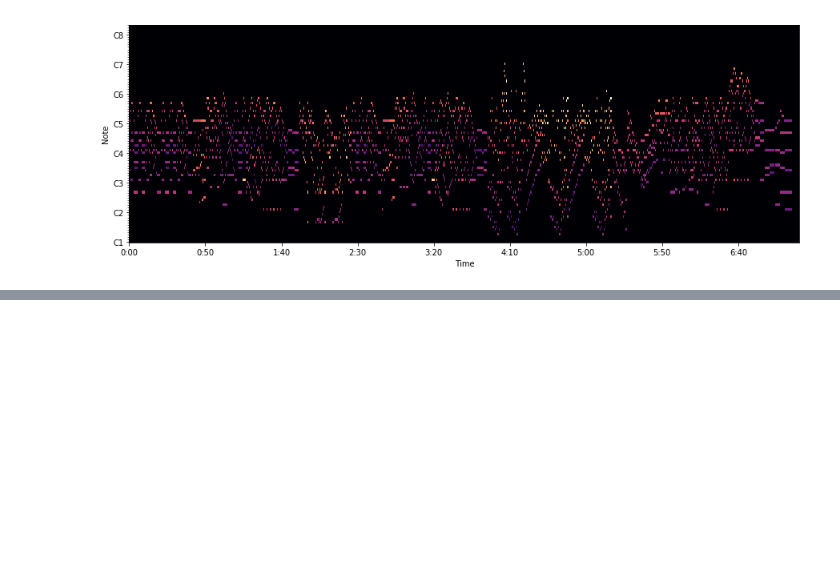
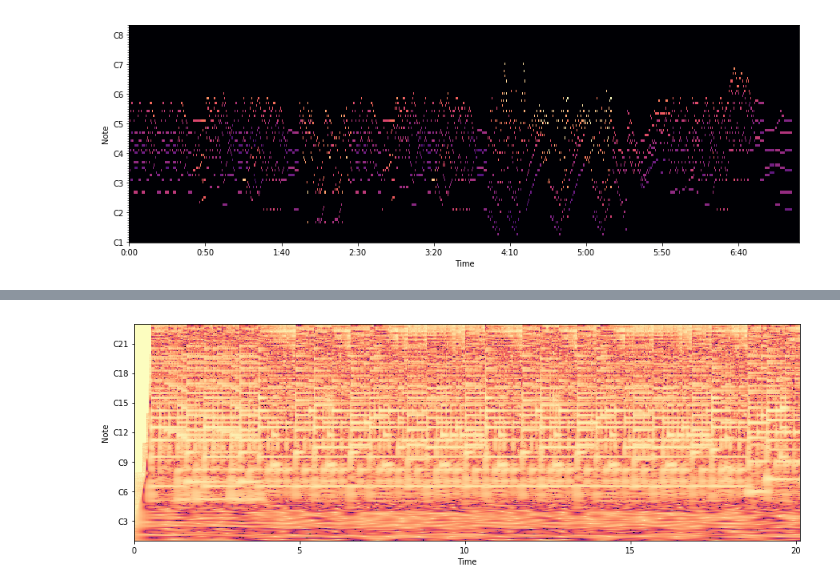
Before and after one commit to kosmels/amt_nn, a Jupyter notebook: model.ipynb, the cells around one changed output, grey strips where cells are left out. Saved outputs shown, nothing was run; the diff lists cells and outputs as text; code cells hidden in the pictures; blank space fills up the shorter version.

```diff
--- a/model.ipynb
+++ b/model.ipynb
@@ -221,0 +255,4 @@ mid_trunc.shape
+# %%
+prep.ap.create_spectrogram(cqt_m[0])
+# %% [output]
+[figure, added]
```
Also changed, not shown: parts of 17 cells of this notebook, 7 other files.
